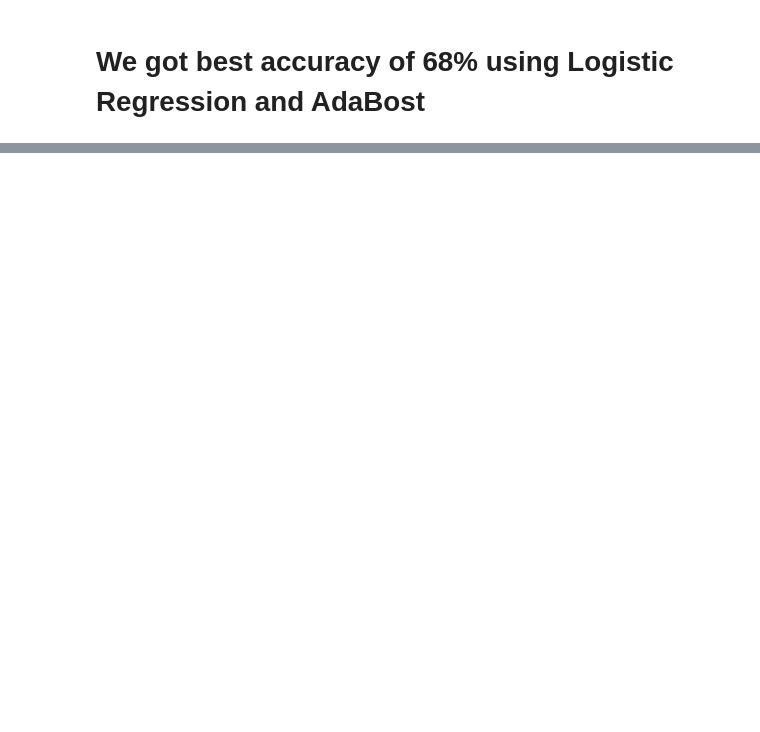
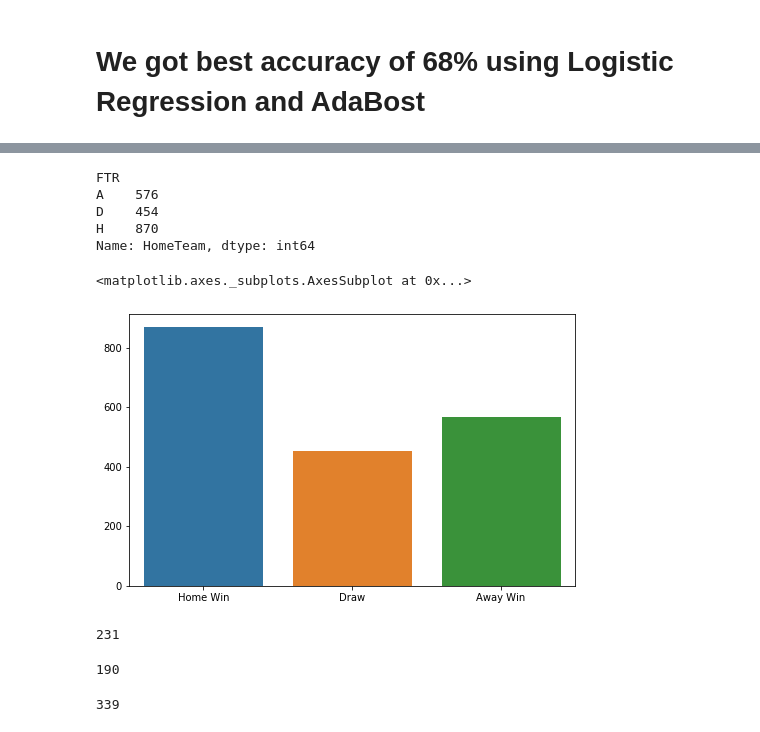
Before and after one commit to Nasar-uddin/kickoff, a Jupyter notebook: Kick with pca.ipynb, the cells around one changed output, grey strips where cells are left out. Saved outputs shown, nothing was run; the diff lists cells and outputs as text; code cells hidden in the pictures; blank space fills up the shorter version.

```diff
--- a/Kick with pca.ipynb
+++ b/Kick with pca.ipynb
@@ -188,0 +223,31 @@ weighted avg       0.67      0.68      0.67       760
+# %%
+gp.count()['HomeTeam']
+# %% [output]
+FTR
+A    576
+D    454
+H    870
+Name: HomeTeam, dtype: int64
+# %%
+x = ['Home Win','Draw','Away Win']
+y = [870,454,567]
+plt.figure(figsize=(8,5))
+sns.barplot(x,y)
+# %% [output]
+<matplotlib.axes._subplots.AxesSubplot at 0x...>
+[figure, added]
+# %%
+# total home win
+156+24+51
+# %% [output]
+231
+# %%
+# total draw
+43+85+62
+# %% [output]
+190
+# %%
+# total away win
+29+34+276
+# %% [output]
+339
```
Also changed, not shown: parts of 22 cells of this notebook, 1 other file.
